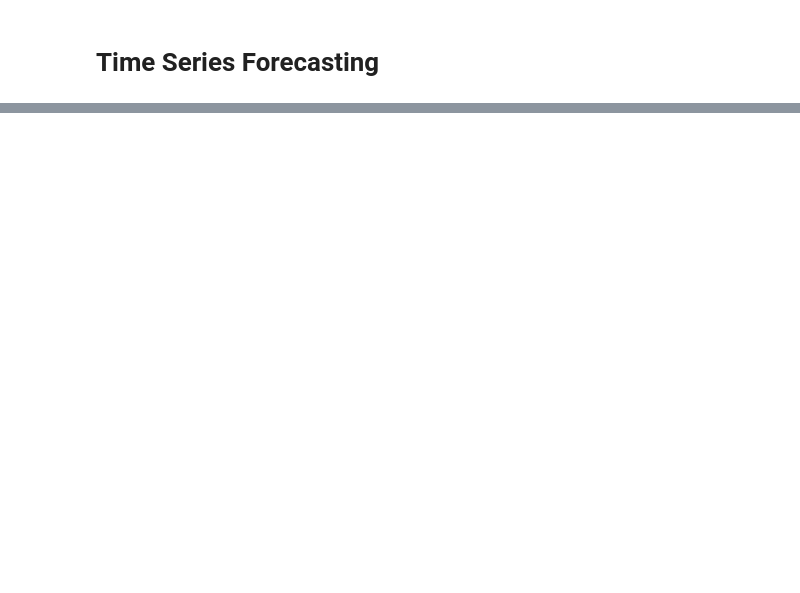
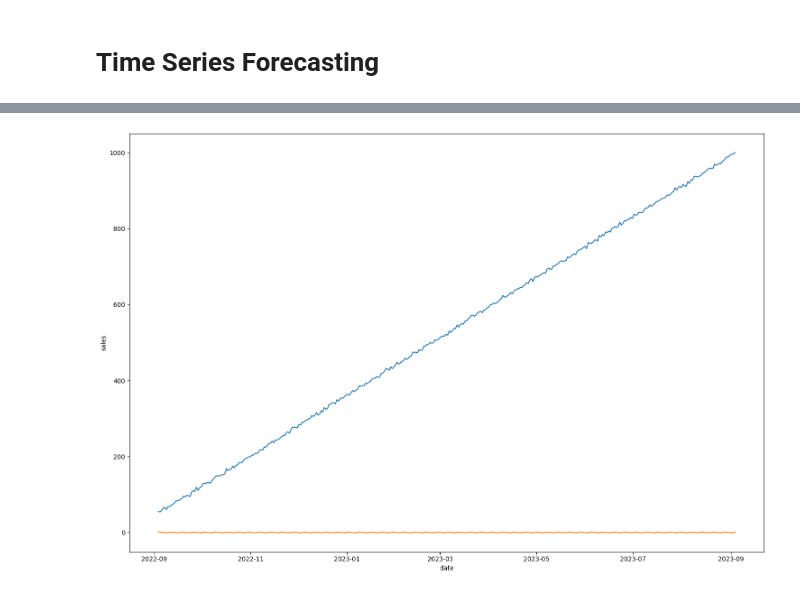
Before and after one commit to Diegomca98/4geeks-ml-template-prjs, a Jupyter notebook: src/explore.ipynb, the cells around one changed output, grey strips where cells are left out. Cells and saved outputs as stored; diff of their text form; code cells hidden in the pictures; blank space fills up the shorter version.

```diff
--- a/src/explore.ipynb
+++ b/src/explore.ipynb
@@ -44,0 +99,7 @@ data.head()
+# %%
+create_plot(
+    to_plot= sales_data,
+    decompose = decomp.seasonal
+)
+# %% [output]
+[figure, added]
```
Also changed, not shown: parts of 22 cells of this notebook.
